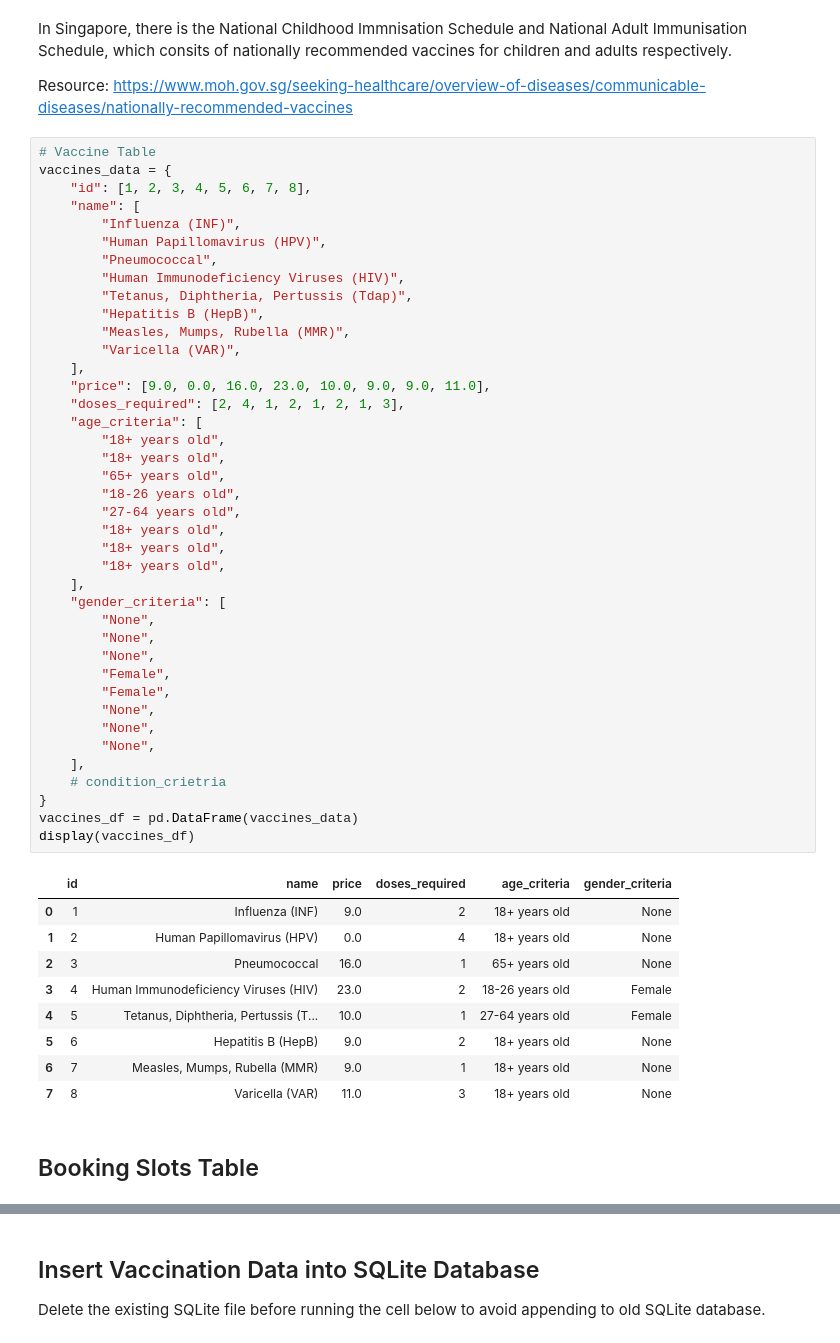
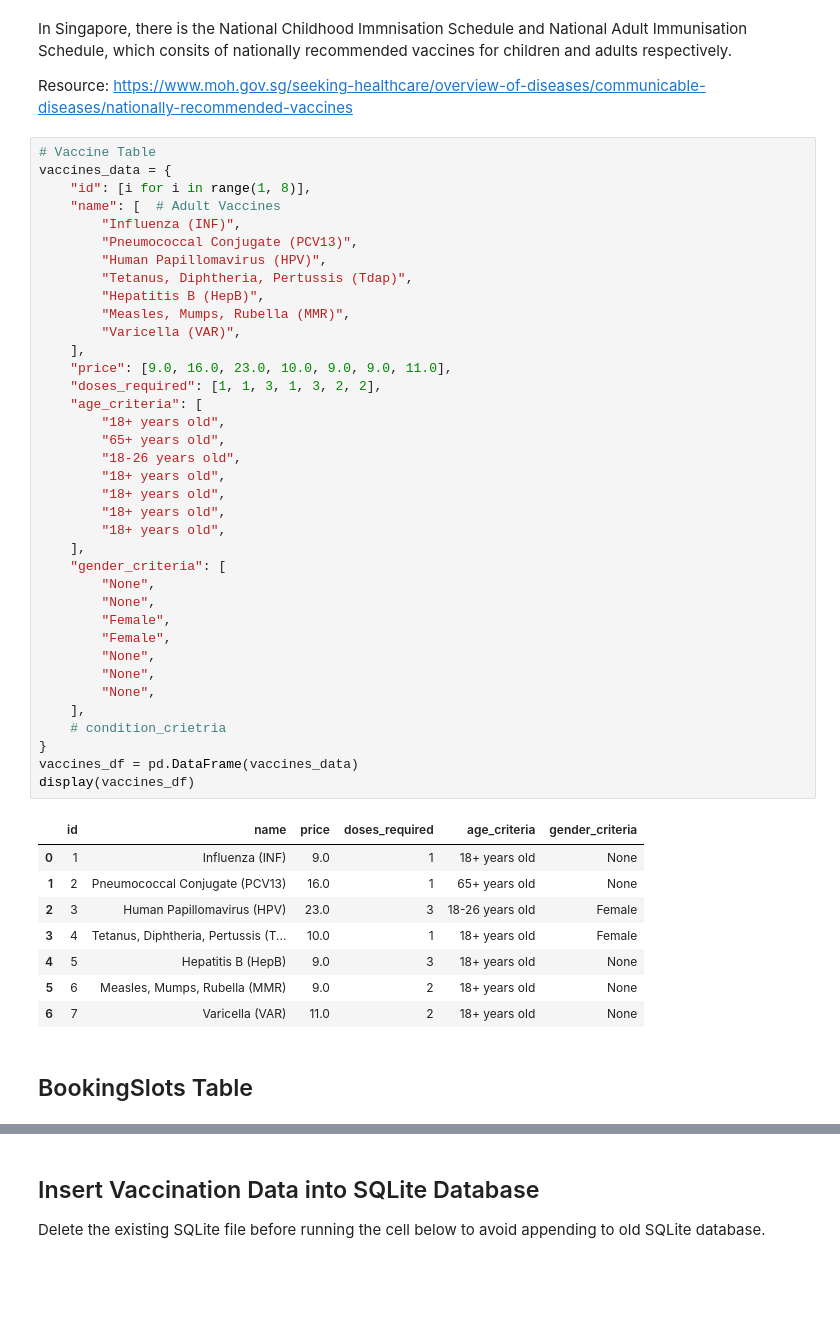
Before and after one commit to 0Upjh80d/agents, a Jupyter notebook: notebooks/genarate_database.ipynb, the cells around one changed output, grey strips where cells are left out. Cells and saved outputs as stored; diff of their text form; blank space fills up the shorter version.

```diff
--- a/notebooks/genarate_database.ipynb
+++ b/notebooks/genarate_database.ipynb
@@ -543,54 +555,50 @@ Resource: https://www.moh.gov.sg/seeking-healthcare/overview-of-diseases/communi
 # %%
 # Vaccine Table
 vaccines_data = {
-    "id": [1, 2, 3, 4, 5, 6, 7, 8],
-    "name": [
+    "id": [i for i in range(1, 8)],
+    "name": [  # Adult Vaccines
         "Influenza (INF)",
+        "Pneumococcal Conjugate (PCV13)",
         "Human Papillomavirus (HPV)",
-        "Pneumococcal",
-        "Human Immunodeficiency Viruses (HIV)",
         "Tetanus, Diphtheria, Pertussis (Tdap)",
         "Hepatitis B (HepB)",
         "Measles, Mumps, Rubella (MMR)",
         "Varicella (VAR)",
     ],
-    "price": [9.0, 0.0, 16.0, 23.0, 10.0, 9.0, 9.0, 11.0],
-    "doses_required": [2, 4, 1, 2, 1, 2, 1, 3],
+    "price": [9.0, 16.0, 23.0, 10.0, 9.0, 9.0, 11.0],
+    "doses_required": [1, 1, 3, 1, 3, 2, 2],
     "age_criteria": [
-        "18+ years old",
         "18+ years old",
         "65+ years old",
         "18-26 years old",
-        "27-64 years old",
+        "18+ years old",
         "18+ years old",
         "18+ years old",
         "18+ years old",
     ],
     "gender_criteria": [
-        "None",
         "None",
         "None",
         "Female",
         "Female",
         "None",
         "None",
         "None",
     ],
     # condition_crietria
 }
 vaccines_df = pd.DataFrame(vaccines_data)
 display(vaccines_df)
 # %% [output]
 |  | id | name | price | doses_required | age_criteria | gender_criteria |
-| 0 | 1 | Influenza (INF) | 9.0 | 2 | 18+ years old | None |
-| 1 | 2 | Human Papillomavirus (HPV) | 0.0 | 4 | 18+ years old | None |
-| 2 | 3 | Pneumococcal | 16.0 | 1 | 65+ years old | None |
-| 3 | 4 | Human Immunodeficiency Viruses (HIV) | 23.0 | 2 | 18-26 years old | Female |
-| 4 | 5 | Tetanus, Diphtheria, Pertussis (T... | 10.0 | 1 | 27-64 years old | Female |
-| 5 | 6 | Hepatitis B (HepB) | 9.0 | 2 | 18+ years old | None |
-| 6 | 7 | Measles, Mumps, Rubella (MMR) | 9.0 | 1 | 18+ years old | None |
-| 7 | 8 | Varicella (VAR) | 11.0 | 3 | 18+ years old | None |
+| 0 | 1 | Influenza (INF) | 9.0 | 1 | 18+ years old | None |
+| 1 | 2 | Pneumococcal Conjugate (PCV13) | 16.0 | 1 | 65+ years old | None |
+| 2 | 3 | Human Papillomavirus (HPV) | 23.0 | 3 | 18-26 years old | Female |
+| 3 | 4 | Tetanus, Diphtheria, Pertussis (T... | 10.0 | 1 | 18+ years old | Female |
+| 4 | 5 | Hepatitis B (HepB) | 9.0 | 3 | 18+ years old | None |
+| 5 | 6 | Measles, Mumps, Rubella (MMR) | 9.0 | 2 | 18+ years old | None |
+| 6 | 7 | Varicella (VAR) | 11.0 | 2 | 18+ years old | None |
 # %% [markdown]
-## Booking Slots Table
+## BookingSlots Table
 # %%
 # 1 day: 5 slots
```
Also changed, not shown: parts of 17 cells of this notebook.
